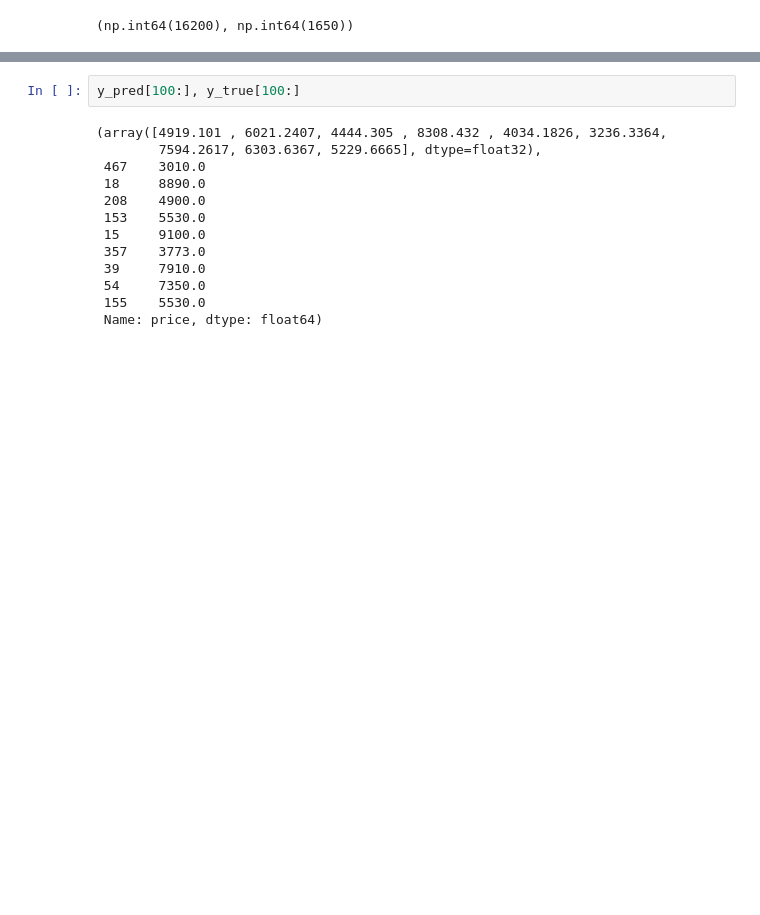
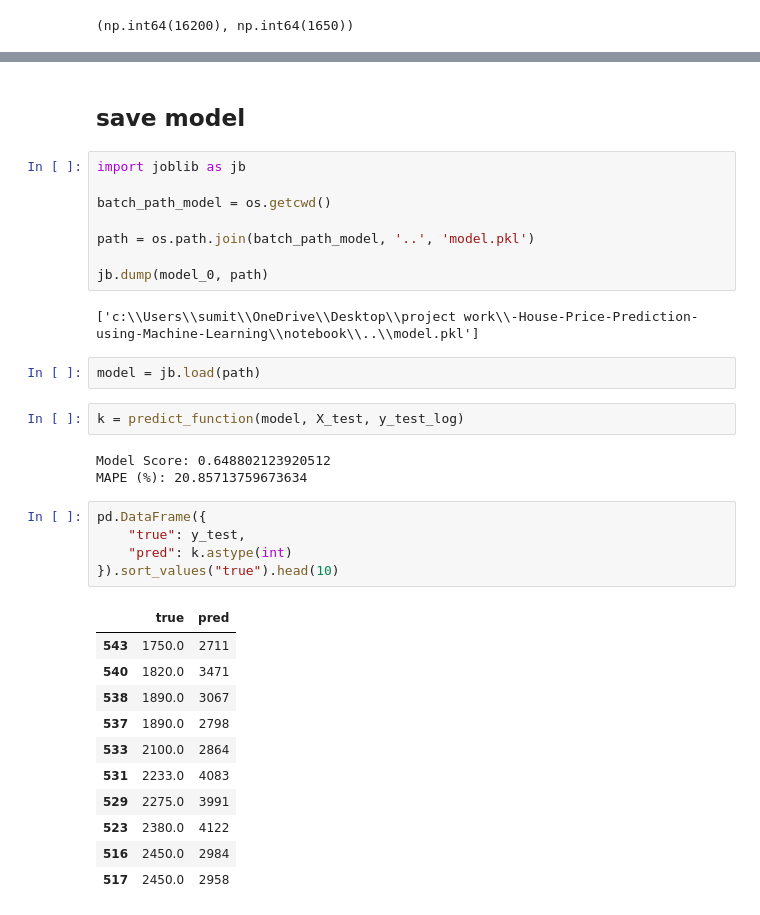
Before and after one commit to sumitkumar1233edeedad/-House-Price-Prediction-using-Machine-Learning, a Jupyter notebook: notebook/housing.ipynb, the cells around one changed output, grey strips where cells are left out. Saved outputs shown, nothing was run; the diff lists cells and outputs as text; blank space fills up the shorter version.

```diff
--- a/notebook/housing.ipynb
+++ b/notebook/housing.ipynb
@@ -244,15 +191,36 @@ MAPE (%): 26.812005110783304
-# %%
-y_pred[100:], y_true[100:]
-# %% [output]
-(array([4919.101 , 6021.2407, 4444.305 , 8308.432 , 4034.1826, 3236.3364,
-        7594.2617, 6303.6367, 5229.6665], dtype=float32),
- 467    3010.0
- 18     8890.0
- 208    4900.0
- 153    5530.0
- 15     9100.0
- 357    3773.0
- 39     7910.0
- 54     7350.0
- 155    5530.0
- Name: price, dtype: float64)
+# %% [markdown]
+## save model
+# %%
+import joblib as jb
+
+batch_path_model = os.getcwd()
+
+path = os.path.join(batch_path_model, '..', 'model.pkl')
+
+jb.dump(model_0, path)
+# %% [output]
+['c:\\Users\\sumit\\OneDrive\\Desktop\\project work\\-House-Price-Prediction-using-Machine-Learning\\notebook\\..\\model.pkl']
+# %%
+model = jb.load(path)
+# %%
+k = predict_function(model, X_test, y_test_log)
+# %% [output]
+Model Score: 0.648802123920512
+MAPE (%): 20.85713759673634
+# %%
+pd.DataFrame({
+    "true": y_test,
+    "pred": k.astype(int)
+}).sort_values("true").head(10)
+# %% [output]
+|  | true | pred |
+| 543 | 1750.0 | 2711 |
+| 540 | 1820.0 | 3471 |
+| 538 | 1890.0 | 3067 |
+| 537 | 1890.0 | 2798 |
+| 533 | 2100.0 | 2864 |
+| 531 | 2233.0 | 4083 |
+| 529 | 2275.0 | 3991 |
+| 523 | 2380.0 | 4122 |
+| 516 | 2450.0 | 2984 |
+| 517 | 2450.0 | 2958 |
```
Also changed, not shown: parts of 12 cells of this notebook, 4 other files.
